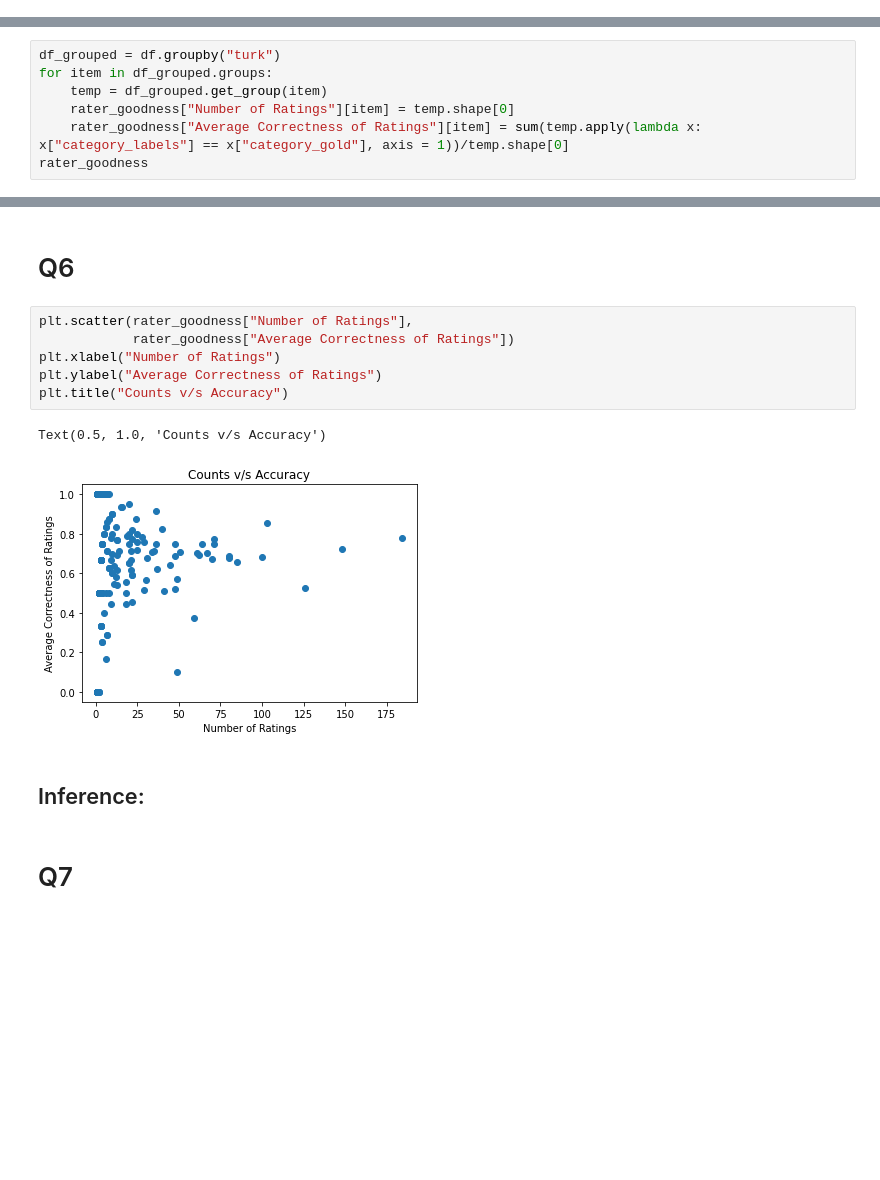
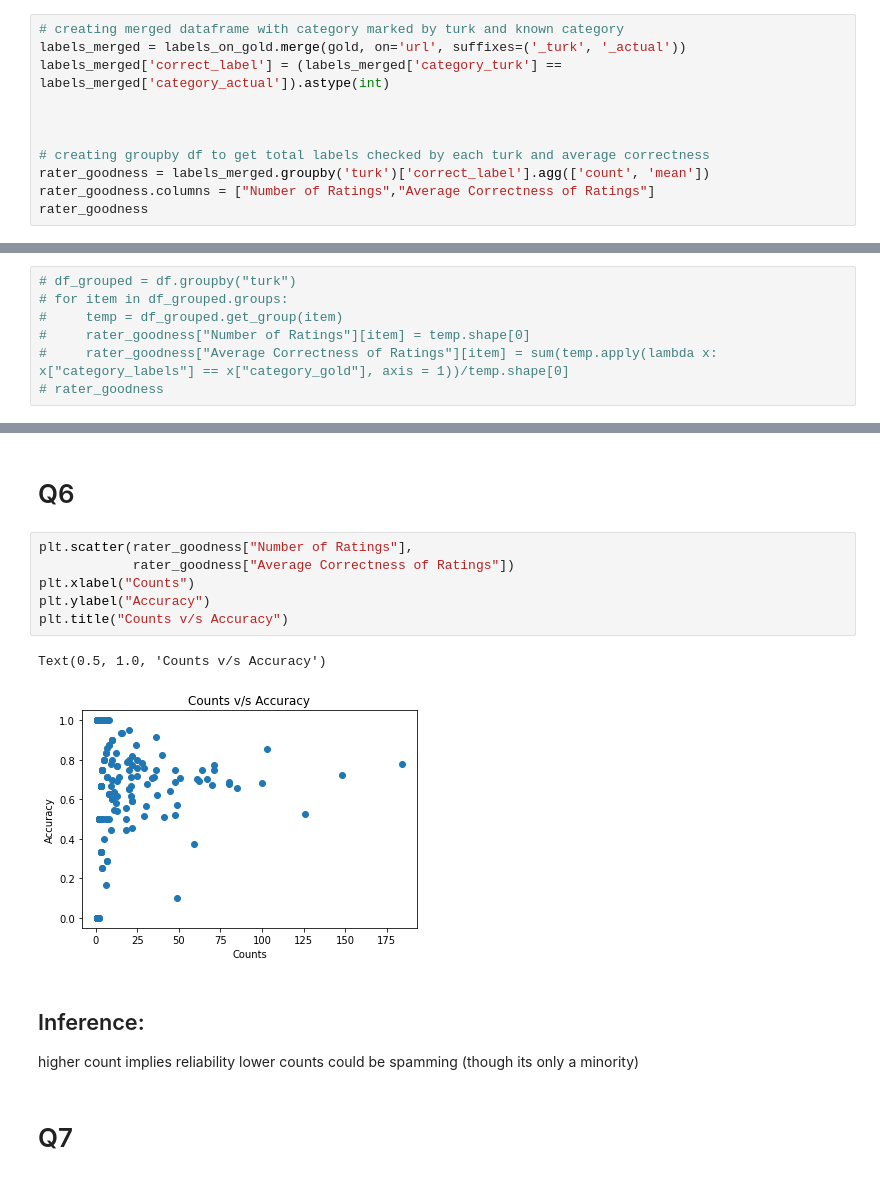
Before and after one commit to rohitashwachaks/MIS-S381N, a Jupyter notebook: assignment-3/assignment3.ipynb, the cells around one changed output, grey strips where cells are left out. Saved outputs shown, nothing was run; the diff lists cells and outputs as text; blank space fills up the shorter version.

```diff
--- a/assignment-3/assignment3.ipynb
+++ b/assignment-3/assignment3.ipynb
@@ -134,0 +135,11 @@ Dimensions of rater_goodness:  (269, 2)
+# %%
+# creating merged dataframe with category marked by turk and known category
+labels_merged = labels_on_gold.merge(gold, on='url', suffixes=('_turk', '_actual'))
+labels_merged['correct_label'] = (labels_merged['category_turk'] == labels_merged['category_actual']).astype(int)
+
+
+
+# creating groupby df to get total labels checked by each turk and average correctness
+rater_goodness = labels_merged.groupby('turk')['correct_label'].agg(['count', 'mean'])
+rater_goodness.columns = ["Number of Ratings","Average Correctness of Ratings"]
+rater_goodness
@@ -135,7 +161,7 @@ Dimensions of rater_goodness:  (269, 2)
 # %%
-df_grouped = df.groupby("turk")
-for item in df_grouped.groups:
-    temp = df_grouped.get_group(item)
-    rater_goodness["Number of Ratings"][item] = temp.shape[0]
-    rater_goodness["Average Correctness of Ratings"][item] = sum(temp.apply(lambda x: x["category_labels"] == x["category_gold"], axis = 1))/temp.shape[0]
-rater_goodness
+# df_grouped = df.groupby("turk")
+# for item in df_grouped.groups:
+#     temp = df_grouped.get_group(item)
+#     rater_goodness["Number of Ratings"][item] = temp.shape[0]
+#     rater_goodness["Average Correctness of Ratings"][item] = sum(temp.apply(lambda x: x["category_labels"] == x["category_gold"], axis = 1))/temp.shape[0]
+# rater_goodness
@@ -209,14 +222,17 @@ A153PKAL7OAY36
 # %%
 plt.scatter(rater_goodness["Number of Ratings"],
             rater_goodness["Average Correctness of Ratings"])
-plt.xlabel("Number of Ratings")
-plt.ylabel("Average Correctness of Ratings")
+plt.xlabel("Counts")
+plt.ylabel("Accuracy")
 plt.title("Counts v/s Accuracy")
 # %% [output]
 Text(0.5, 1.0, 'Counts v/s Accuracy')
-[figure, old version]
+[figure, new version]
-# %% [markdown]
-## Inference:
+# %% [markdown]
+## Inference:
+
+higher count implies reliability
+lower counts could be spamming (though its only a minority)
 # %% [markdown]
 # Q7
 # %%
```
Also changed, not shown: parts of 10 cells of this notebook.
